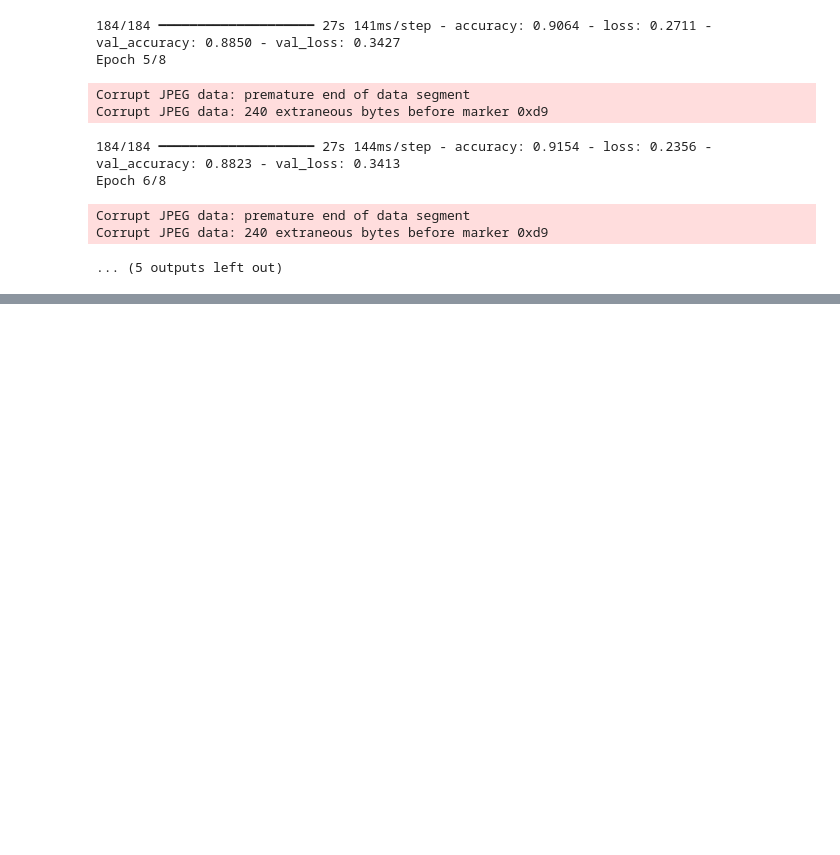
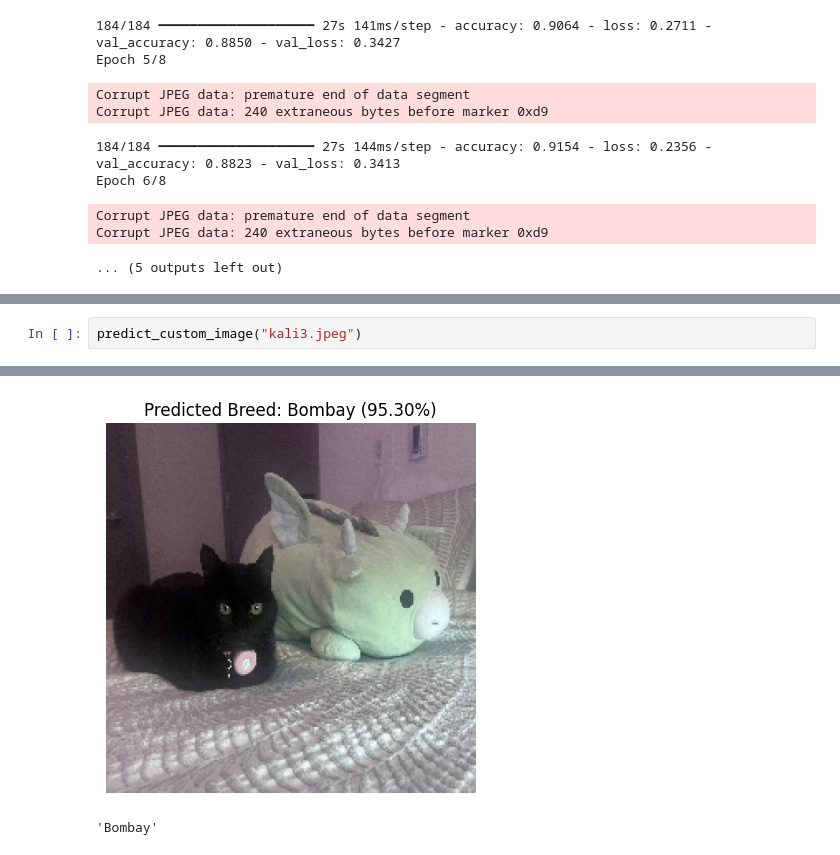
Before and after one commit to megan-es/CatClassificationModel, a Jupyter notebook: PetClassification.ipynb, the cells around one changed output, grey strips where cells are left out. Saved outputs shown, nothing was run; the diff lists cells and outputs as text; blank space fills up the shorter version.

```diff
--- a/PetClassification.ipynb
+++ b/PetClassification.ipynb
@@ -264,0 +269,3 @@ predict_custom_image(image_path)
+# %%
+predict_custom_image("kali3.jpeg")
+# %% [output]
@@ -264,0 +273,2 @@ predict_custom_image(image_path)
+[figure, added]
+'Bombay'
```
Also changed, not shown: parts of 6 cells of this notebook.
